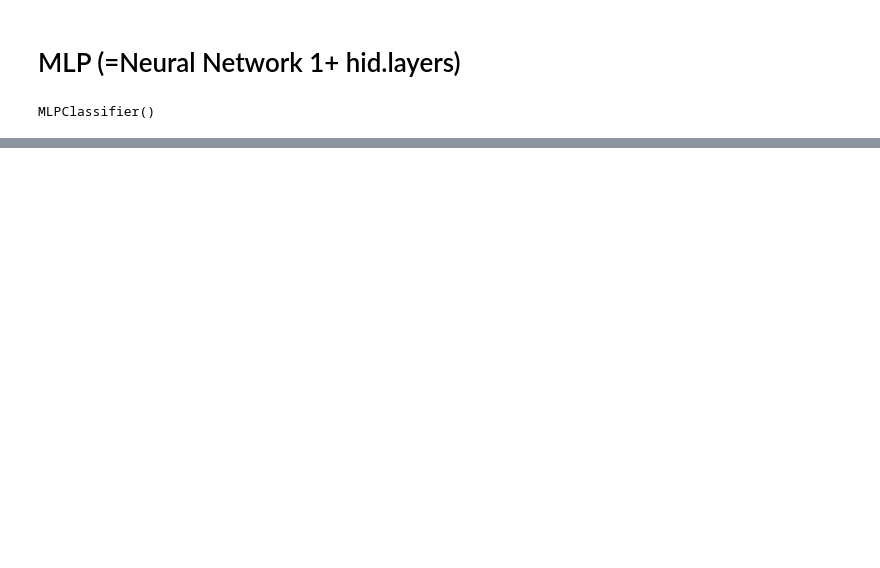
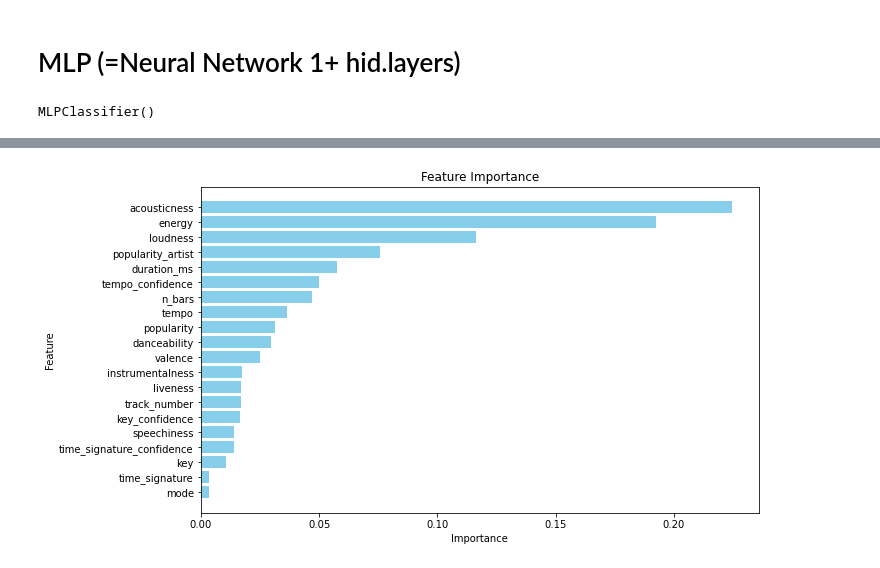
Before and after one commit to Bakko000/Data-Mining-2, a Jupyter notebook: advancedclass.ipynb, the cells around one changed output, grey strips where cells are left out. Cells and saved outputs as stored; diff of their text form; code cells hidden in the pictures; blank space fills up the shorter version.

```diff
--- a/advancedclass.ipynb
+++ b/advancedclass.ipynb
@@ -244,0 +325,18 @@ plt.show()
+# %%
+# Get feature importances
+feature_importance = random_forest.feature_importances_
+
+# Create a DataFrame to display feature importances
+importance_df = pd.DataFrame({'Feature': X_train.columns, 'Importance': feature_importance})
+importance_df = importance_df.sort_values(by='Importance', ascending=False)
+
+# Plot feature importances
+plt.figure(figsize=(10, 6))
+plt.barh(importance_df['Feature'], importance_df['Importance'], color='skyblue')
+plt.xlabel('Importance')
+plt.ylabel('Feature')
+plt.title('Feature Importance')
+plt.gca().invert_yaxis()  # Invert y-axis to display features with the highest importance at the top
+plt.show()
+# %% [output]
+[figure, added]
```
Also changed, not shown: parts of 13 cells of this notebook, 1 other file.
